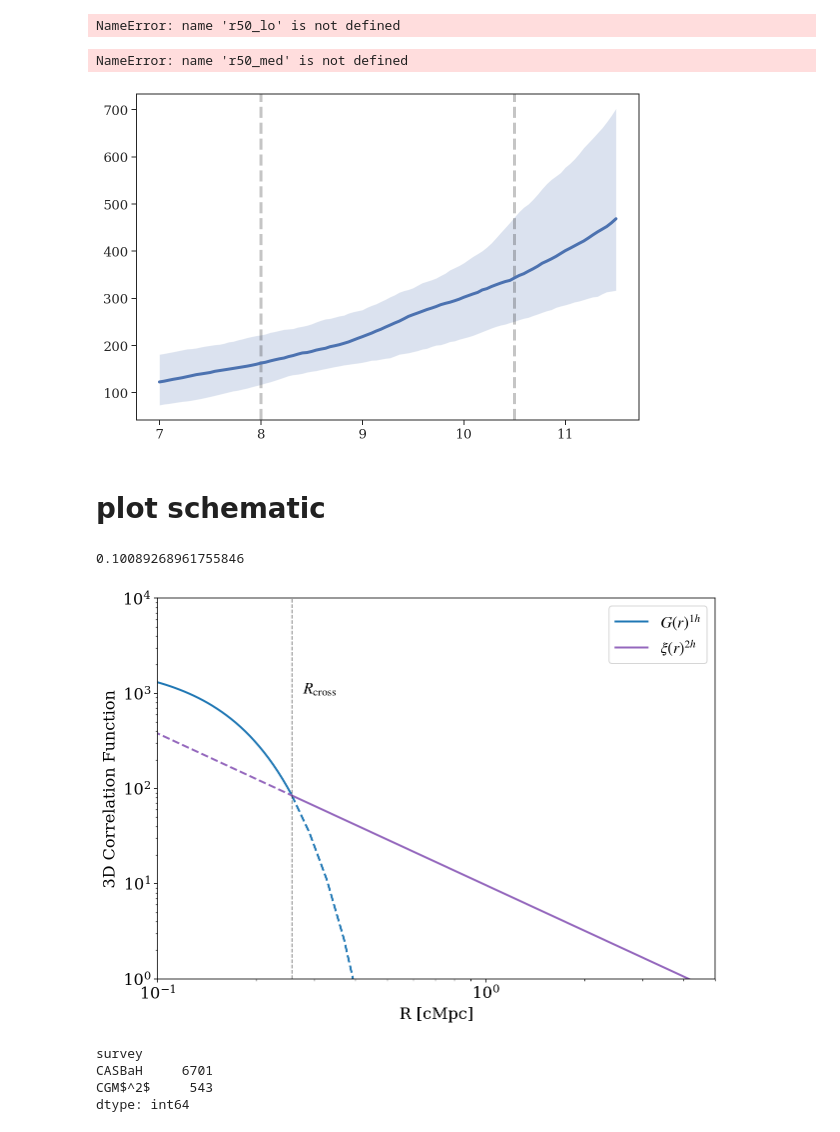
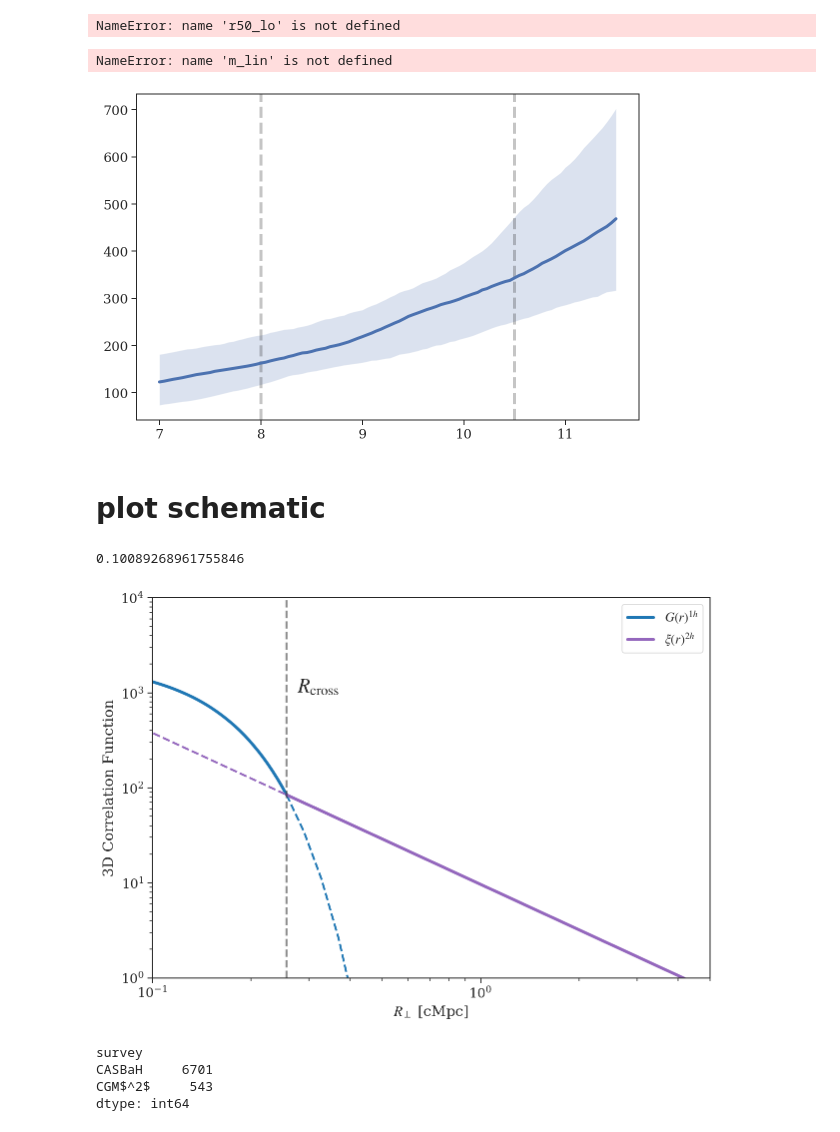
Before and after one commit to mattcwilde/1halo2halo, a Jupyter notebook: haloclustering/plotting/plots.ipynb, the cells around one changed output. Drawn from its saved outputs; the diff is of its cells as text; code cells hidden in the pictures.

```diff
--- a/haloclustering/plotting/plots.ipynb
+++ b/haloclustering/plotting/plots.ipynb
@@ -85,3 +82,29 @@ with sns.axes_style('white'):
 # %% [output]
 <Figure size 720x504 with 0 Axes>
 [figure]
+# %%
+dfnew['rho_mpc'] = dfnew.rho / 1000
+# %%
+joint_kws=dict(gridsize=30)
+plt.figure(figsize=(10,7))
+
+
+# df.sort_values("survey", inplace=True)
+
+dfnew.sort_values('survey', inplace=True)
+sns.set_theme(style="ticks")
+s = [r'$z$', r'impact parameter [cMpc]']
+with sns.axes_style('white'):
+    sns.set_context("paper", font_scale=1.5)
+
+    g = sns.jointplot(data=dfnew, x="z", y="rho_mpc", hue='survey',
+                    palette=["tab:purple", "tab:blue"],
+                    legend=True)
+
+    g.set_axis_labels(s[0], s[1])
+    # g.fig.get_axes()[0].legend([r'CGM$^2$', r'CASBaH'], loc='upper left')
+    ax = g.fig.get_axes()[0]
+    handles, labels = ax.get_legend_handles_labels()
+    ax.legend(handles=handles, labels=labels)
+    plt.tight_layout()
+    plt.savefig('../figures/combined_data_mass_rho.pdf', dpi=300);
@@ -467,7 +487,7 @@ plt.rcParams['font.serif'] = "DejaVu Serif"
 plt.rcParams['font.family'] = "serif"
 
 plt.rcParams['mathtext.fontset']='stix'
-plt.rcParams['font.size'] = 16
+plt.rcParams['font.size'] = 18
 
 flat_samples = sampler.get_chain(discard=2000, thin=1, flat=True)
 
@@ -529,7 +549,7 @@ plt.legend(loc='upper left')
 plt.tight_layout()
 plt.savefig("../figures/r_cross_mstar.png", dpi=300)
 # %% [output]
-NameError: name 'r50_med' is not defined
+NameError: name 'm_lin' is not defined
 [figure]
 # %% [markdown]
 # plot schematic
@@ -571,40 +591,46 @@ def sigma_rc(rc, r0, A, gamma):
     return rc/np.sqrt(np.log(1/A)) - gamma*np.log(rc/r0)
 # %%
 import pickle
+
+plt.rcParams['font.serif'] = "DejaVu Serif"
+plt.rcParams['font.family'] = "serif"
+
+plt.rcParams['mathtext.fontset']='stix'
+plt.rcParams['font.size'] = 20
 pkl_file = '../exclusion-model/exclusion_model_gauss_1h_sampler.pkl'
 infile = open(pkl_file, "rb")
 sampler = pickle.load(infile)
 infile.close()
 flat_samples = sampler.get_chain(discard=2000, thin=1, flat=True)
 
 r0, gamma, beta2, A, r_cross, beta1, dndz_index, dndz_coeff = flat_samples[-55]
 rlin_full = np.geomspace(0.01, 10, 100)
 rlin_left = np.geomspace(0.01, r_cross, 100)
 rlin_right = np.geomspace(r_cross, 100)
 
 
 sig = _calc_sig(r_cross, A, r0, gamma)
 
 plt.figure(figsize=(10,7))
-plt.plot(rlin_left, g1h(rlin_left, A, sig), label=r"$G(r)^{1h}$", c='tab:blue', lw=2)
+plt.plot(rlin_left, g1h(rlin_left, A, sig), label=r"$G(r)^{1h}$", c='tab:blue', lw=3)
 plt.plot(rlin_right, g1h(rlin_right, A, sig), c='tab:blue', lw=2, ls='--')
-plt.plot(rlin_right, xi2h(rlin_right, r0, gamma), label=r"$\xi(r)^{2h}$", c='tab:purple', lw=2)
+plt.plot(rlin_right, xi2h(rlin_right, r0, gamma), label=r"$\xi(r)^{2h}$", c='tab:purple', lw=3)
 plt.plot(rlin_left, xi2h(rlin_left, r0, gamma), c='tab:purple', lw=2, ls='--')
 plt.xscale('log')
 plt.yscale('log')
 plt.ylim(10**0, 10**4)
 plt.xlim(1e-1, 0.5e1)
-plt.axvline(r_cross,  c="k", ls='--', alpha=0.5, lw=1)
+plt.axvline(r_cross,  c="k", ls='--', alpha=0.5, lw=2)
 plt.legend()
 # plt.ylabel(r"$\chi(r)$")
 plt.ylabel("3D Correlation Function")
-plt.xlabel(r"R [cMpc]")
+plt.xlabel(r"$R_{\perp}$ [cMpc]")
 plt.text(r_cross+0.02, 1e3, r"$R_{\rm cross}$")
-plt.savefig('../figures/r_cross_schematic.png')
+plt.savefig('../figures/r_cross_schematic.pdf', dpi=300)
 print(sig)
 # %% [output]
 0.10089268961755846
-[figure, old version]
+[figure, new version]
 # %%
 df.value_counts(df.survey)
 # %% [output]
```
Also changed, not shown: parts of 5 cells of this notebook, 1 other file.
